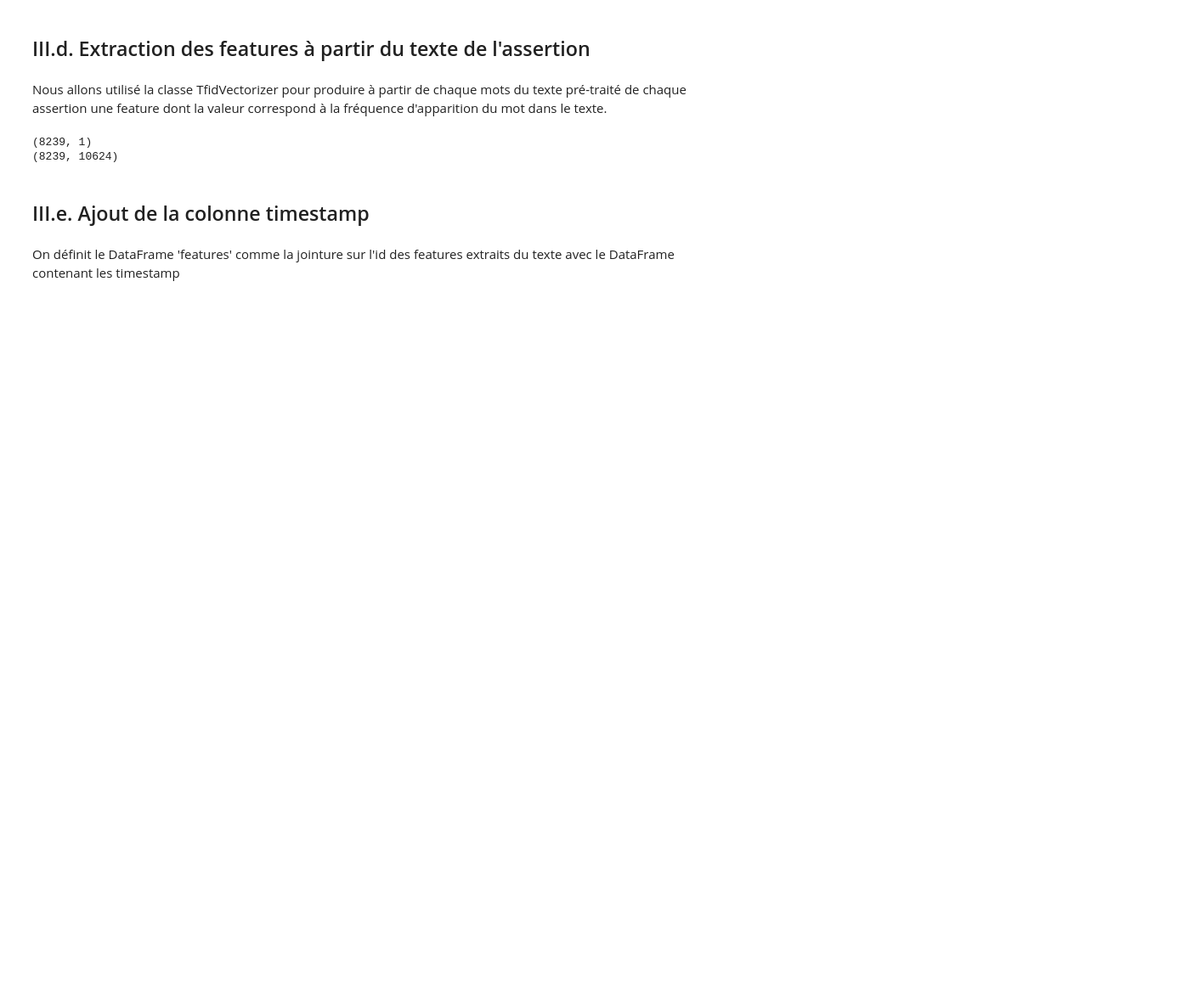
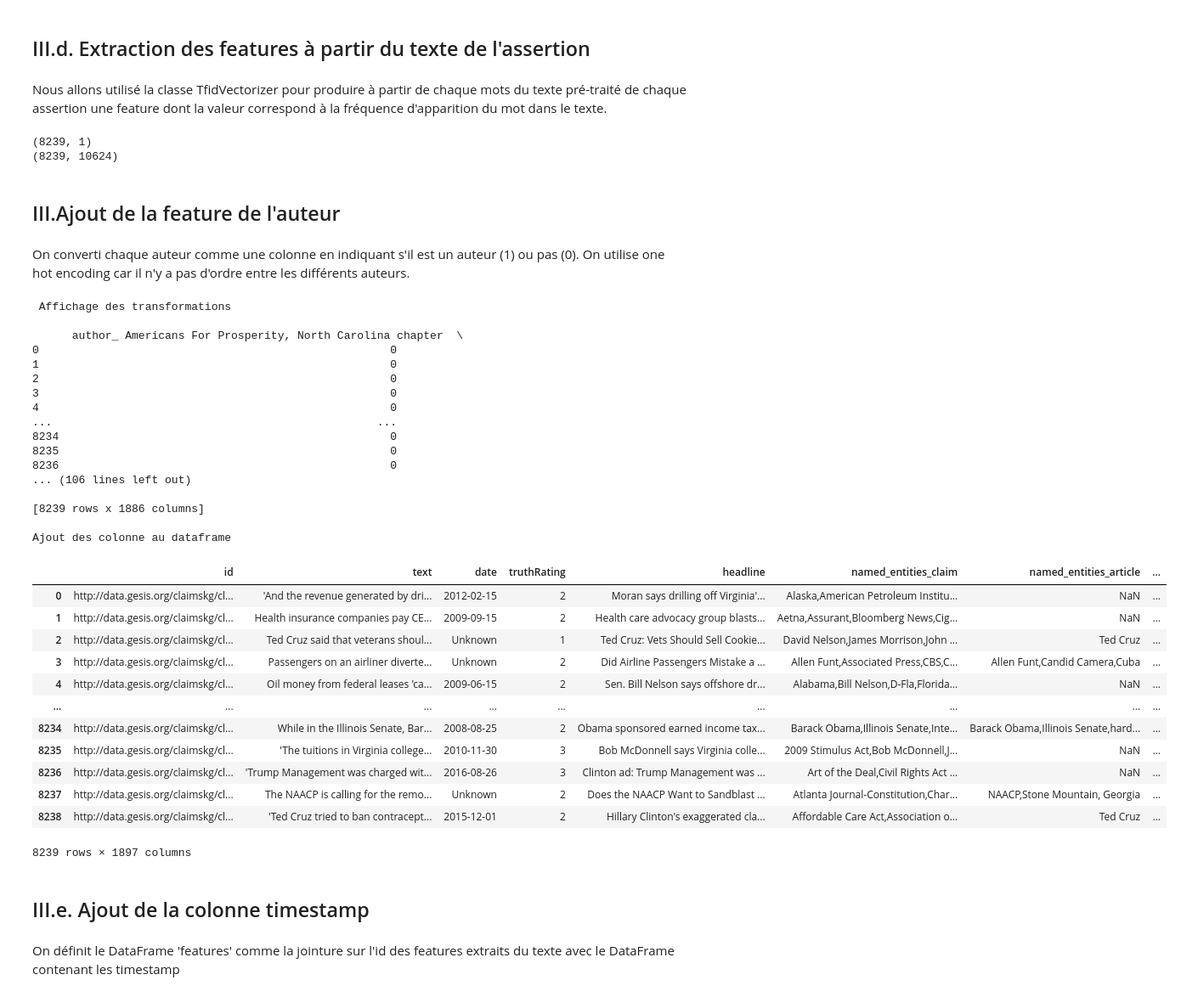
Before and after one commit to Dvassily/ClaimsClassification, a Jupyter notebook: Projet.ipynb, the cells around one changed output. Shown at 85% size. Cells and saved outputs as stored; diff of their text form; code cells hidden in the pictures; blank space fills up the shorter version.

```diff
--- a/Projet.ipynb
+++ b/Projet.ipynb
@@ -230,6 +233,51 @@ print(df_features_text.shape)
 # %% [output]
 (8239, 1)
 (8239, 10624)
+# %% [markdown]
+## III.Ajout de la feature de l'auteur
+# %% [markdown]
+On converti chaque auteur comme une colonne en indiquant s'il est un auteur (1) ou pas (0). On utilise one hot encoding car il n'y a pas d'ordre entre les différents auteurs.
+# %%
+df_modified_author = df_rows_removed.copy()
+
+print ("\n Affichage des transformations\n")
+print (pd.get_dummies(df_modified_author[['author']]))
+
+print ("\nAjout des colonne au dataframe")
+df_author = pd.get_dummies(df_modified_author,columns=['author'], prefix = ['Auth'])
+
+display(df_author)
+# %% [output]
+ Affichage des transformations
+
+      author_ Americans For Prosperity, North Carolina chapter  \
+0                                                     0
+1                                                     0
+2                                                     0
+3                                                     0
+4                                                     0
+...                                                 ...
+8234                                                  0
+8235                                                  0
+8236                                                  0
+... (106 lines left out)
+
+[8239 rows x 1886 columns]
+
+Ajout des colonne au dataframe
+|  | id | text | date | truthRating | headline | named_entities_claim | named_entities_article | ... |
+| 0 | http://data.gesis.org/claimskg/cl... | 'And the revenue generated by dri... | 2012-02-15 | 2 | Moran says drilling off Virginia'... | Alaska,American Petroleum Institu... | NaN | ... |
+| 1 | http://data.gesis.org/claimskg/cl... | Health insurance companies pay CE... | 2009-09-15 | 2 | Health care advocacy group blasts... | Aetna,Assurant,Bloomberg News,Cig... | NaN | ... |
+| 2 | http://data.gesis.org/claimskg/cl... | Ted Cruz said that veterans shoul... | Unknown | 1 | Ted Cruz: Vets Should Sell Cookie... | David Nelson,James Morrison,John ... | Ted Cruz | ... |
+| 3 | http://data.gesis.org/claimskg/cl... | Passengers on an airliner diverte... | Unknown | 2 | Did Airline Passengers Mistake a ... | Allen Funt,Associated Press,CBS,C... | Allen Funt,Candid Camera,Cuba | ... |
+| 4 | http://data.gesis.org/claimskg/cl... | Oil money from federal leases 'ca... | 2009-06-15 | 2 | Sen. Bill Nelson says offshore dr... | Alabama,Bill Nelson,D-Fla,Florida... | NaN | ... |
+| ... | ... | ... | ... | ... | ... | ... | ... | ... |
+| 8234 | http://data.gesis.org/claimskg/cl... | While in the Illinois Senate, Bar... | 2008-08-25 | 2 | Obama sponsored earned income tax... | Barack Obama,Illinois Senate,Inte... | Barack Obama,Illinois Senate,hard... | ... |
+| 8235 | http://data.gesis.org/claimskg/cl... | 'The tuitions in Virginia college... | 2010-11-30 | 3 | Bob McDonnell says Virginia colle... | 2009 Stimulus Act,Bob McDonnell,J... | NaN | ... |
+| 8236 | http://data.gesis.org/claimskg/cl... | 'Trump Management was charged wit... | 2016-08-26 | 3 | Clinton ad: Trump Management was ... | Art of the Deal,Civil Rights Act ... | NaN | ... |
+| 8237 | http://data.gesis.org/claimskg/cl... | The NAACP is calling for the remo... | Unknown | 2 | Does the NAACP Want to Sandblast ... | Atlanta Journal-Constitution,Char... | NAACP,Stone Mountain, Georgia | ... |
+| 8238 | http://data.gesis.org/claimskg/cl... | 'Ted Cruz tried to ban contracept... | 2015-12-01 | 2 | Hillary Clinton's exaggerated cla... | Affordable Care Act,Association o... | Ted Cruz | ... |
+8239 rows × 1897 columns
 # %% [markdown]
 ## III.e. Ajout de la colonne timestamp
 # %% [markdown]
```
Also changed, not shown: parts of 10 cells of this notebook.
